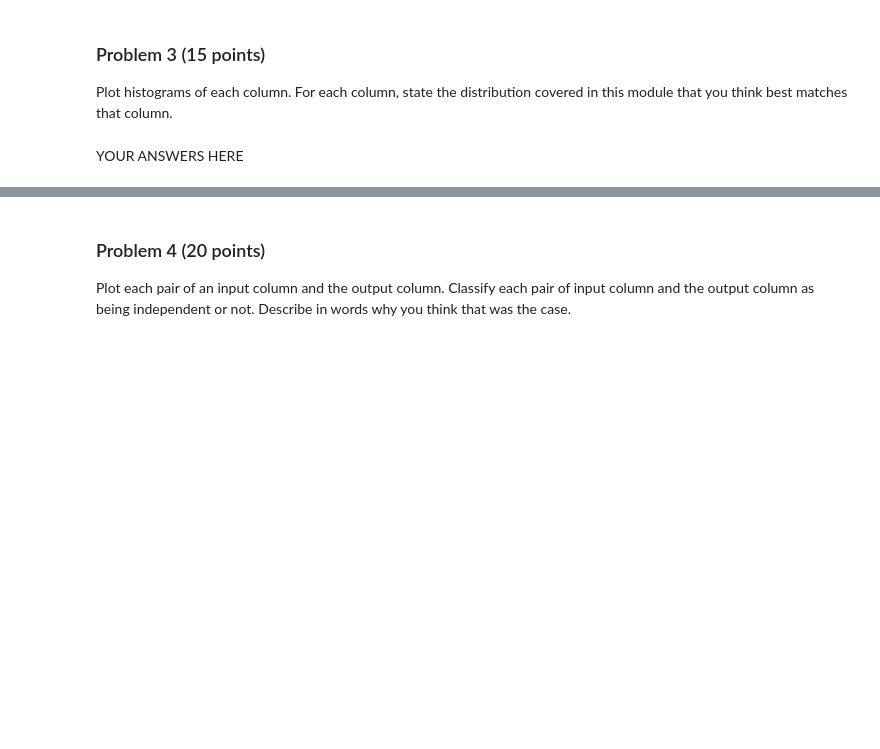
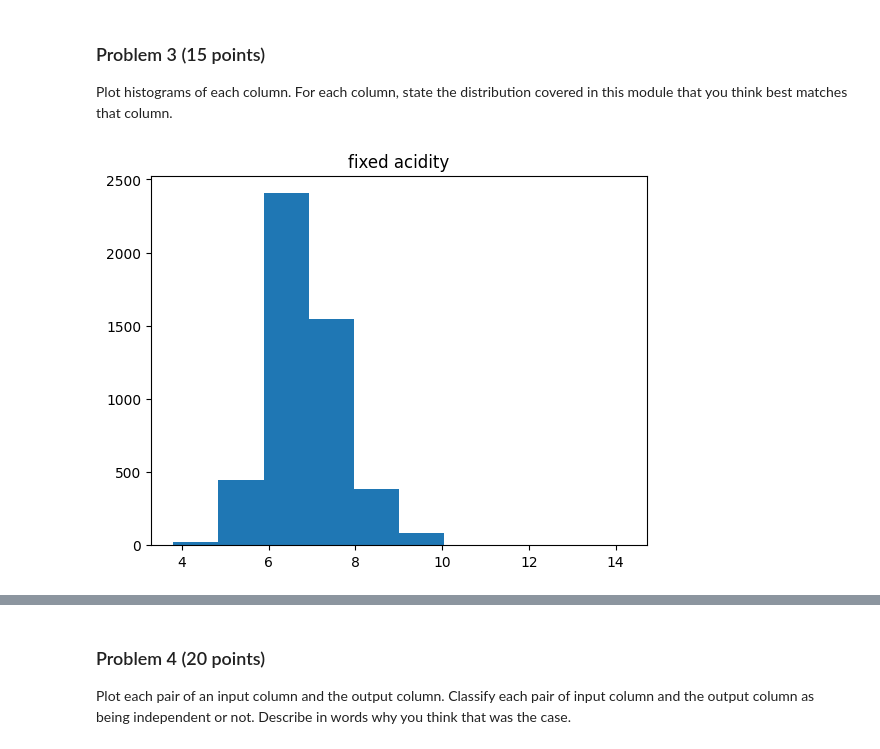
Before and after one commit to brittanygenzmann/dx601-final-project, a Jupyter notebook: project.ipynb, the cells around one changed output, grey strips where cells are left out. Saved outputs shown, nothing was run; the diff lists cells and outputs as text; code cells hidden in the pictures; blank space fills up the shorter version.

Commit message:
histograms

```diff
--- a/project.ipynb
+++ b/project.ipynb
@@ -119,2 +117,7 @@ For each column, state the distribution covered in this module that you think be
-# %% [markdown]
-YOUR ANSWERS HERE
+# %%
+# YOUR CODE HERE
+# fixed acidity distribution:
+plt.hist(wine['fixed acidity'])
+plt.title("fixed acidity");
+# %% [output]
+[figure, added]
```
Also changed, not shown: parts of 12 cells of this notebook.
